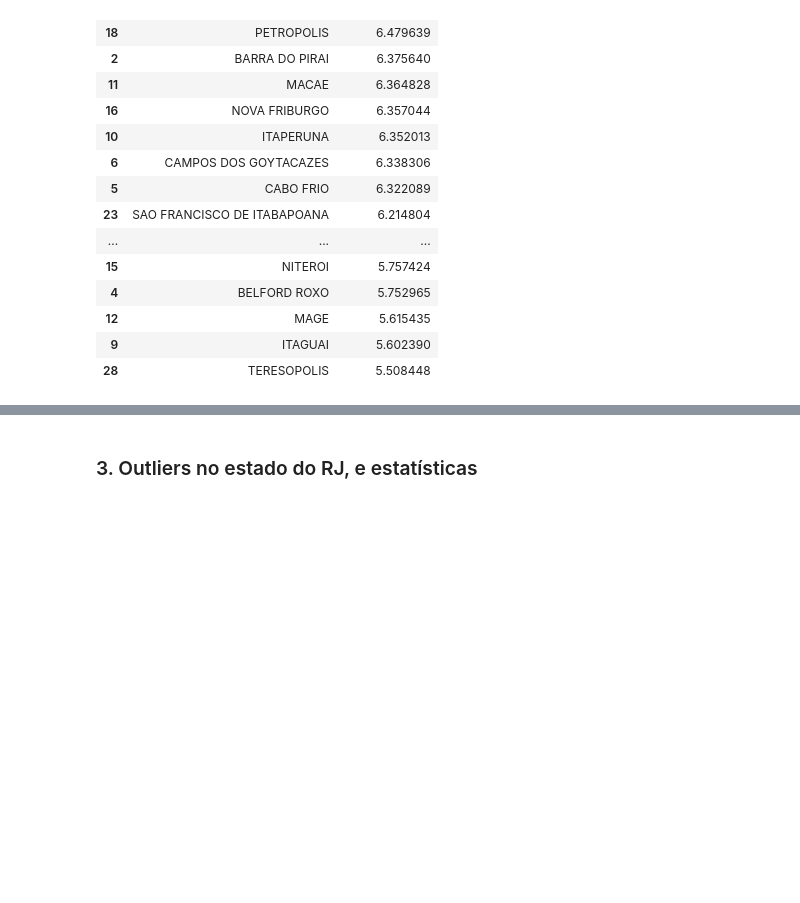
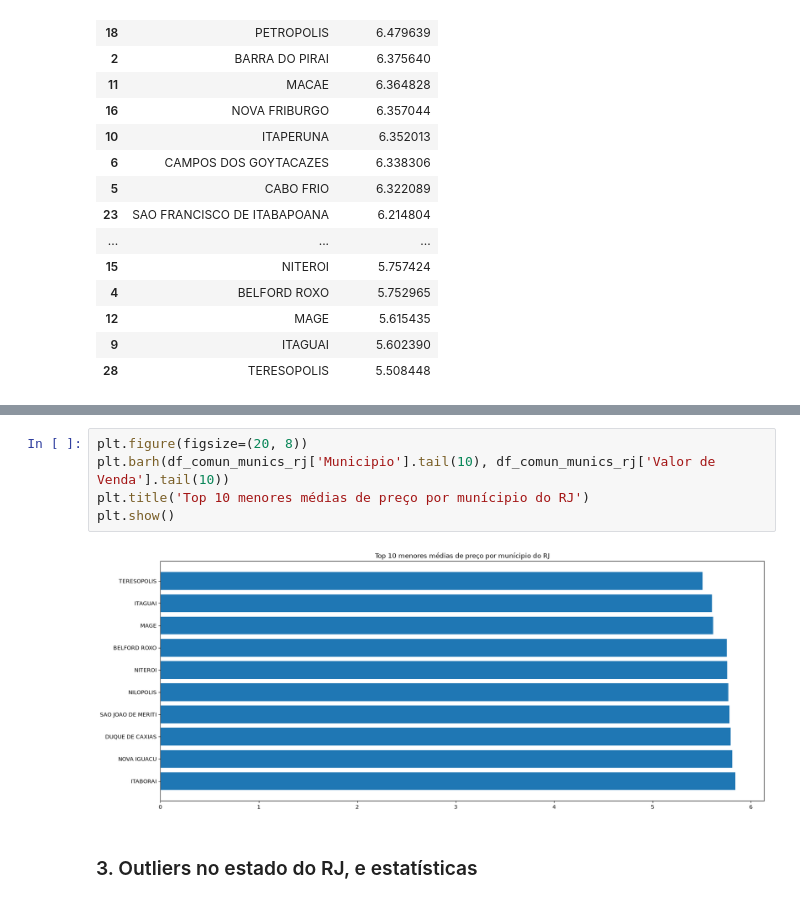
Before and after one commit to IanSeedd/ANP_exercicios, a Jupyter notebook: combust.ipynb, the cells around one changed output, grey strips where cells are left out. Cells and saved outputs as stored; diff of their text form; blank space fills up the shorter version.

```diff
--- a/combust.ipynb
+++ b/combust.ipynb
@@ -46,3 +55,10 @@ df_comun_munics_rj
+# %%
+plt.figure(figsize=(20, 8))
+plt.barh(df_comun_munics_rj['Municipio'].tail(10), df_comun_munics_rj['Valor de Venda'].tail(10))
+plt.title('Top 10 menores médias de preço por munícipio do RJ')
+plt.show()
+# %% [output]
+[figure, added]
 # %% [markdown]
 ### 3. Outliers no estado do RJ, e estatísticas
 # %%
```
Also changed, not shown: parts of 21 cells of this notebook, 1 other file.
